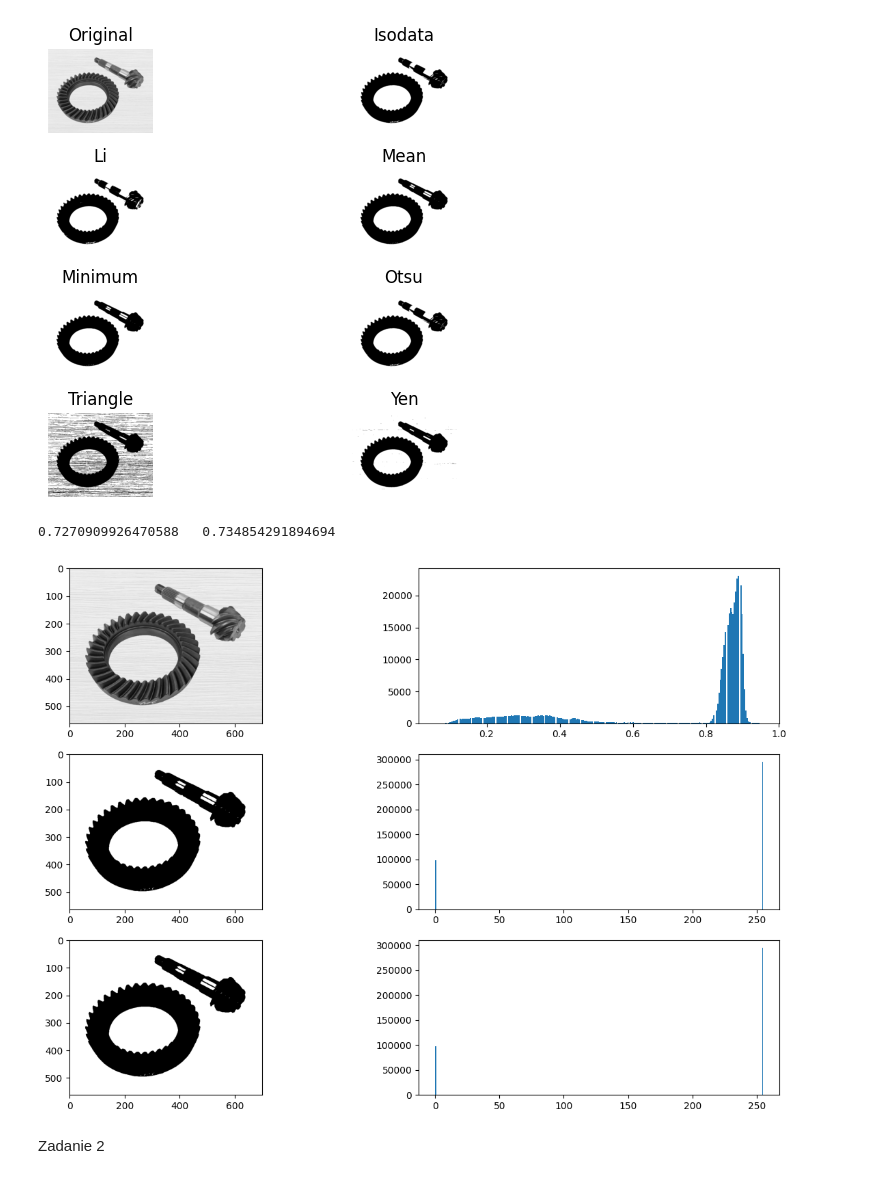
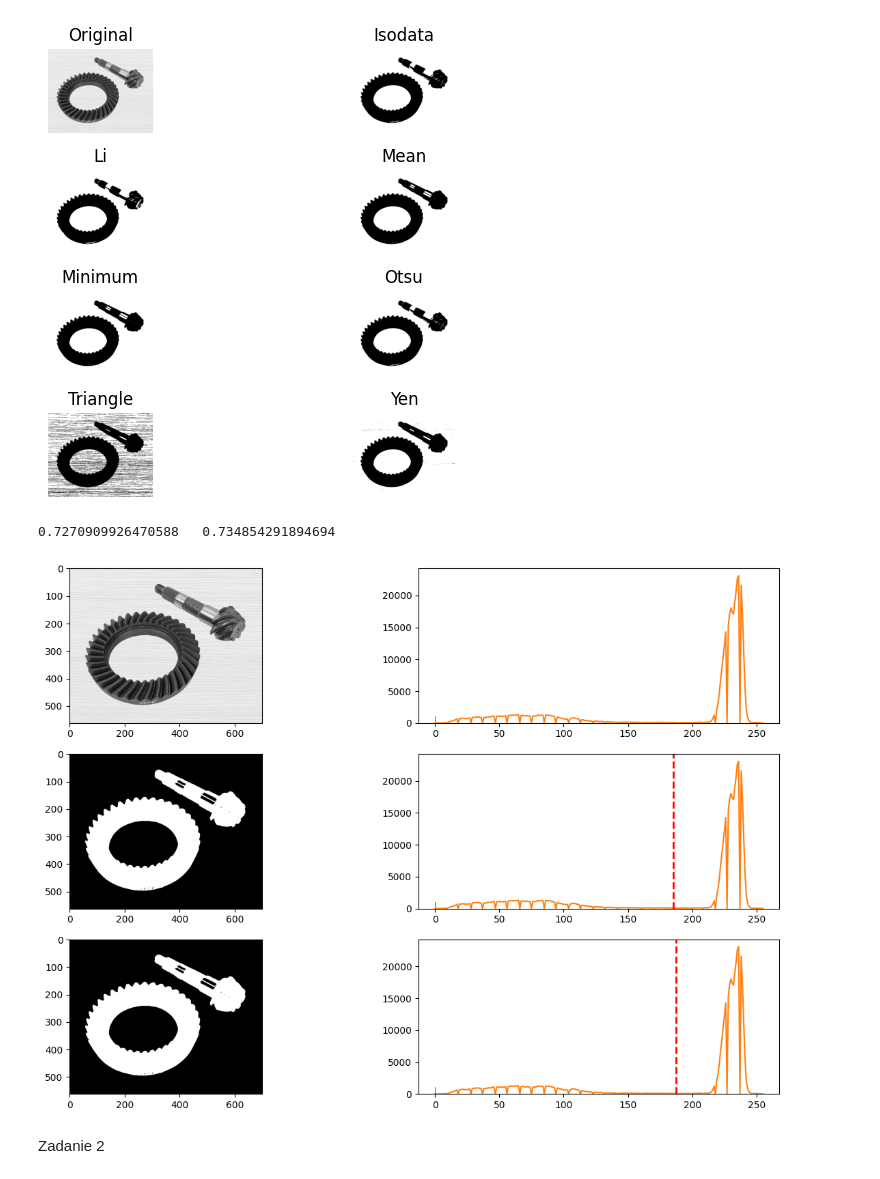
Before and after one commit to Ddestrei/Signal_and_image_processing, a Jupyter notebook: LAB3/lab3.ipynb, the cells around one changed output. Saved outputs shown, nothing was run; the diff lists cells and outputs as text; code cells hidden in the pictures.

```diff
--- a/LAB3/lab3.ipynb
+++ b/LAB3/lab3.ipynb
@@ -27,42 +25,48 @@ skimage.filters.thresholding.threshold_yen
         <Axes: title={'center': 'Yen'}>], dtype=object))
 [figure]
 # %%
-from skimage import data
-import numpy as np
+
 import matplotlib.pyplot as plt
-import skimage
-from skimage.filters import try_all_threshold, threshold_minimum, threshold_mean
+from skimage.filters import threshold_minimum, threshold_mean
 
 threshold_min = threshold_minimum(gears)
 threshold_mean = threshold_mean(gears)
 
 print(threshold_min, " ", threshold_mean)
 
+
 def threshold_image(image, threshold):
     new_image = np.zeros(image.shape)
     for i in range(image.shape[0]):
         for j in range(image.shape[1]):
-            new_image[i, j] = (image[i, j] > threshold) * 255
+            if image[i, j] > threshold:
+                new_image[i, j] = 0
+            else:
+                new_image[i, j] = 1
     return new_image
-plt.subplots(3,2,figsize=(15,10))
-plt.subplot(3,2,1)
-plt.imshow(gears,cmap='gray')
-plt.subplot(3,2,2)
-plt.hist(gears.ravel(), bins=256)
+
+
+plt.subplots(3, 2, figsize=(15, 10))
+plt.subplot(3, 2, 1)
+plt.imshow(gears, cmap='gray')
+plt.subplot(3, 2, 2)
+plt.plot(plt.hist(gears.ravel(), bins=256)[0])
 plt.subplot(3, 2, 3)
 gears_min = threshold_image(gears, threshold_min)
-plt.imshow(gears_min,cmap='gray')
+plt.imshow(gears_min, cmap='gray')
 plt.subplot(3, 2, 4)
-plt.hist(gears_min.ravel(), bins=256)
+plt.plot(plt.hist(gears.ravel(), bins=256)[0])
+plt.axvline(x=threshold_min*255, color='red', linestyle='--', linewidth=2)
 plt.subplot(3, 2, 5)
 gears_mean = threshold_image(gears, threshold_mean)
-plt.imshow(gears_mean,cmap='gray')
+plt.imshow(gears_mean, cmap='gray')
 plt.subplot(3, 2, 6)
-plt.hist(gears_mean.ravel(), bins=256)
+plt.plot(plt.hist(gears.ravel(), bins=256)[0])
+plt.axvline(x=threshold_mean*255, color='red', linestyle='--', linewidth=2)
 plt.show()
 # %% [output]
 0.7270909926470588   0.734854291894694
-[figure, old version]
+[figure, new version]
 # %% [markdown]
 Zadanie 2
 # %%
```
Also changed, not shown: parts of 6 cells of this notebook.
